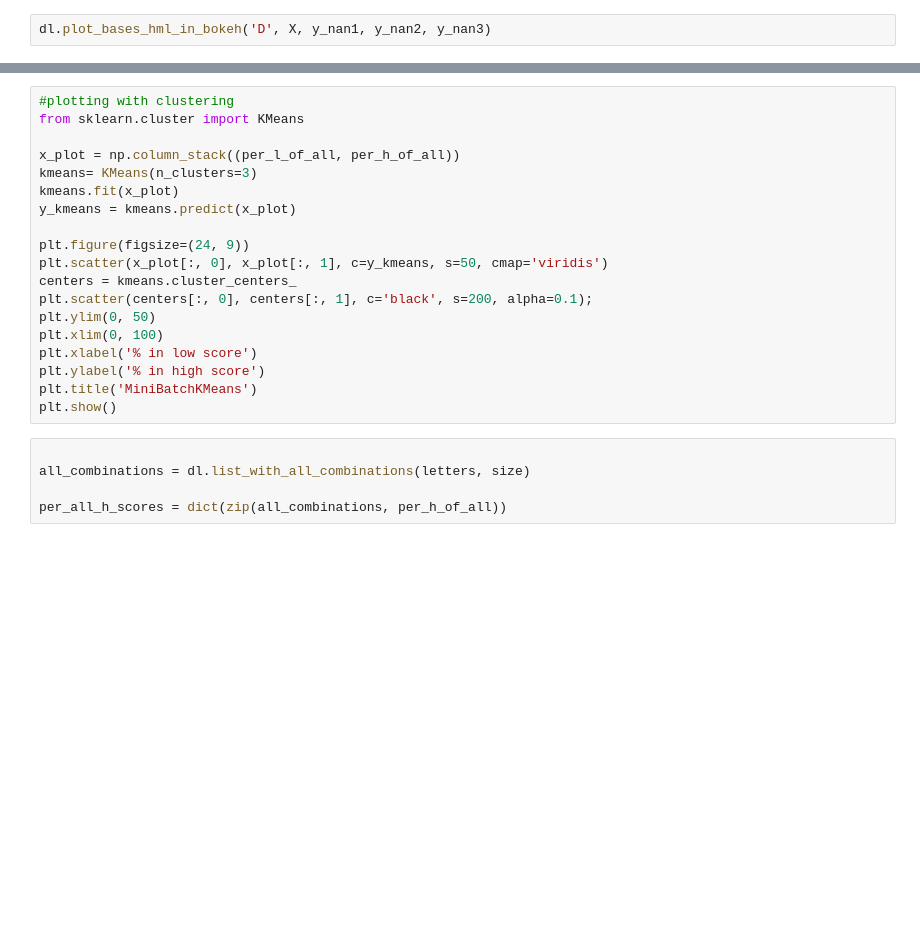
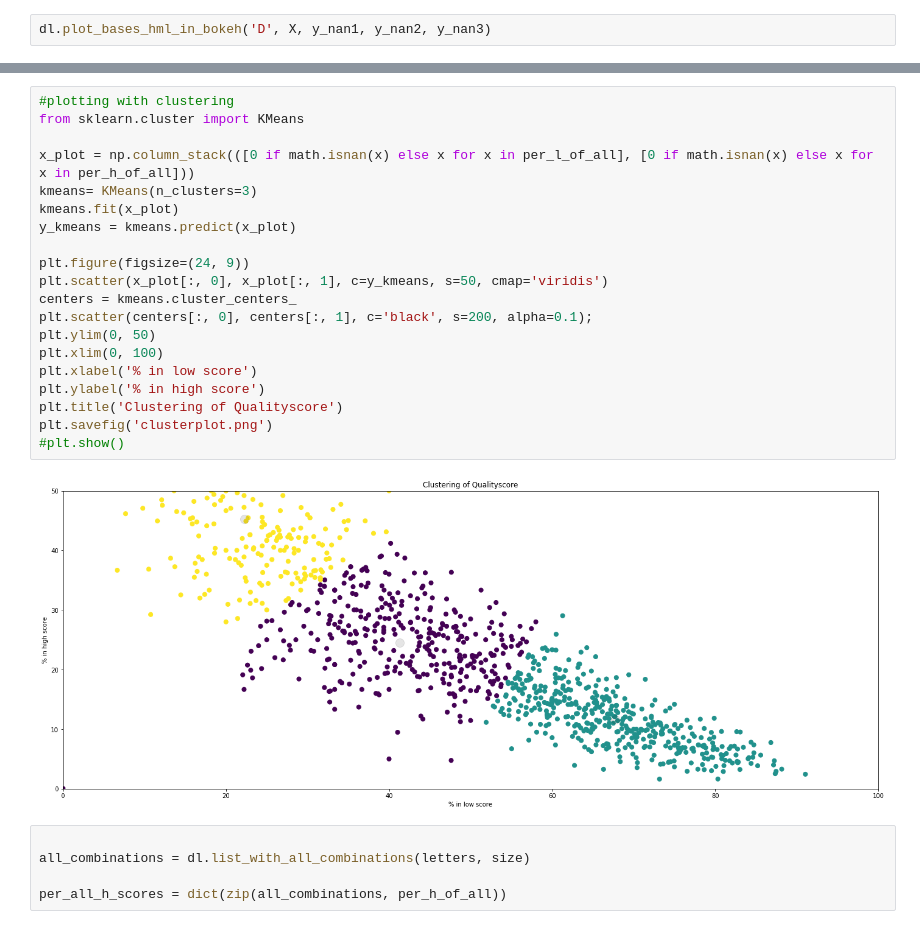
Before and after one commit to 25shmeckles/NaDA, a Jupyter notebook: Week 2.ipynb, the cells around one changed output, grey strips where cells are left out. Cells and saved outputs as stored; diff of their text form; blank space fills up the shorter version.

```diff
--- a/Week 2.ipynb
+++ b/Week 2.ipynb
@@ -135,22 +155,25 @@ dl.plot_bases_hml_in_bokeh('D', X, y_nan1, y_nan2, y_nan3)
 # %%
 #plotting with clustering
 from sklearn.cluster import KMeans
 
-x_plot = np.column_stack((per_l_of_all, per_h_of_all))
+x_plot = np.column_stack(([0 if math.isnan(x) else x for x in per_l_of_all], [0 if math.isnan(x) else x for x in per_h_of_all]))
 kmeans= KMeans(n_clusters=3)
 kmeans.fit(x_plot)
 y_kmeans = kmeans.predict(x_plot)
 
 plt.figure(figsize=(24, 9))
 plt.scatter(x_plot[:, 0], x_plot[:, 1], c=y_kmeans, s=50, cmap='viridis')
 centers = kmeans.cluster_centers_
 plt.scatter(centers[:, 0], centers[:, 1], c='black', s=200, alpha=0.1);
 plt.ylim(0, 50)
 plt.xlim(0, 100)
 plt.xlabel('% in low score')
 plt.ylabel('% in high score')
-plt.title('MiniBatchKMeans')
-plt.show()
+plt.title('Clustering of Qualityscore')
+plt.savefig('clusterplot.png')
+#plt.show()
+# %% [output]
+[figure, added]
 # %%
 
 all_combinations = dl.list_with_all_combinations(letters, size)
```
Also changed, not shown: parts of 2 cells of this notebook, 9 other files.
